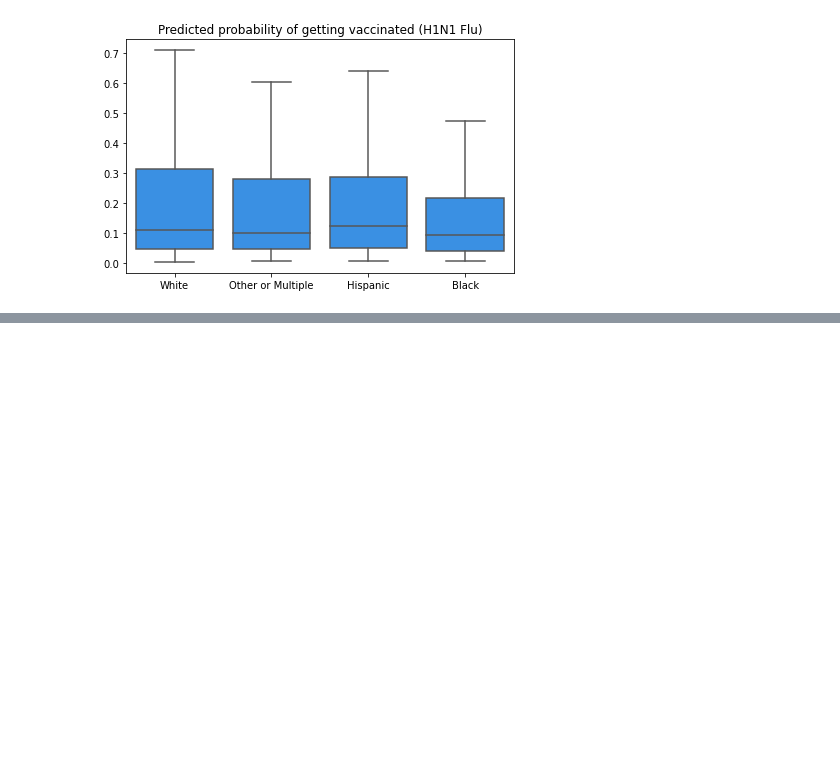
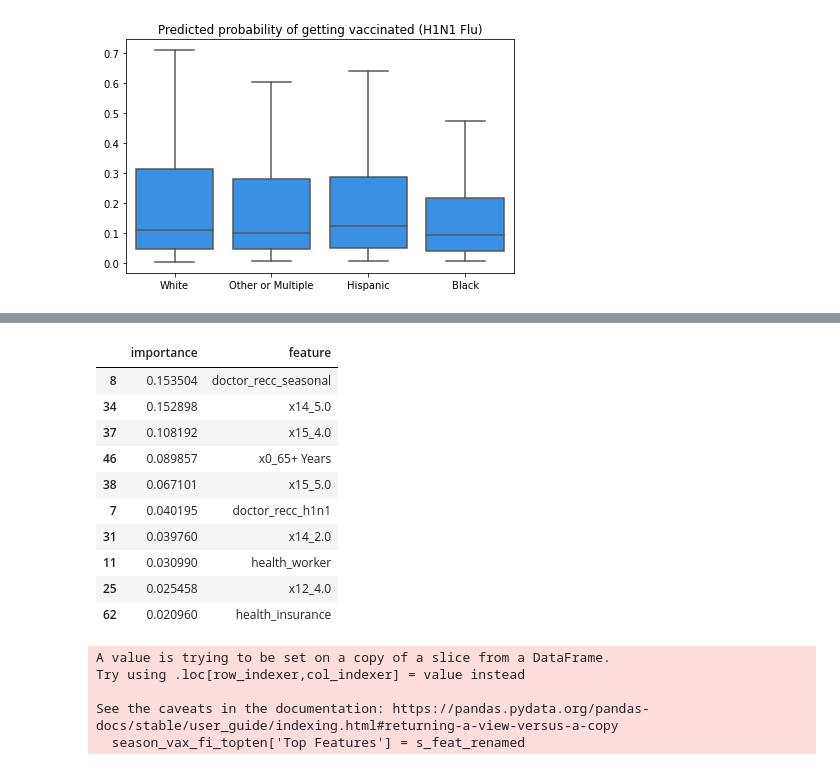
Before and after one commit to AMcqueen1980/H1N1Project, a Jupyter notebook: CleanPipeline-FinalModel-FeatureAnalysis.ipynb, the cells around one changed output, grey strips where cells are left out. Cells and saved outputs as stored; diff of their text form; code cells hidden in the pictures; blank space fills up the shorter version.

```diff
--- a/CleanPipeline-FinalModel-FeatureAnalysis.ipynb
+++ b/CleanPipeline-FinalModel-FeatureAnalysis.ipynb
@@ -385,0 +421,29 @@ plt.tight_layout();
+# %%
+season_vax_fi.sort_values('importance', ascending = False, inplace = True)
+season_vax_fi_topten = season_vax_fi.head(10)
+season_vax_fi_topten
+# %% [output]
+|  | importance | feature |
+| 8 | 0.153504 | doctor_recc_seasonal |
+| 34 | 0.152898 | x14_5.0 |
+| 37 | 0.108192 | x15_4.0 |
+| 46 | 0.089857 | x0_65+ Years |
+| 38 | 0.067101 | x15_5.0 |
+| 7 | 0.040195 | doctor_recc_h1n1 |
+| 31 | 0.039760 | x14_2.0 |
+| 11 | 0.030990 | health_worker |
+| 25 | 0.025458 | x12_4.0 |
+| 62 | 0.020960 | health_insurance |
+# %%
+s_feat_renamed = ['Doc. Recomends Flu Vax', 'Great Confidence: Flu Vax Efficacy', 'Moderate Concern: Flu',
+                  '65+ Years Old', 'Great Concern: Flu',  'Doc. Recomends H1N1 Vax',
+                  'Moderate Concern: Flu Vax Efficacy', 'Health Care Worker', 'Moderate Concern: H1N1',
+                  'Has Health Insurance'
+                  ]
+season_vax_fi_topten['Top Features'] = s_feat_renamed
+# %% [output]
+A value is trying to be set on a copy of a slice from a DataFrame.
+Try using .loc[row_indexer,col_indexer] = value instead
+
+See the caveats in the documentation: https://pandas.pydata.org/pandas-docs/stable/user_guide/indexing.html#returning-a-view-versus-a-copy
+  season_vax_fi_topten['Top Features'] = s_feat_renamed
```
Also changed, not shown: parts of 8 cells of this notebook, 1 other file.
